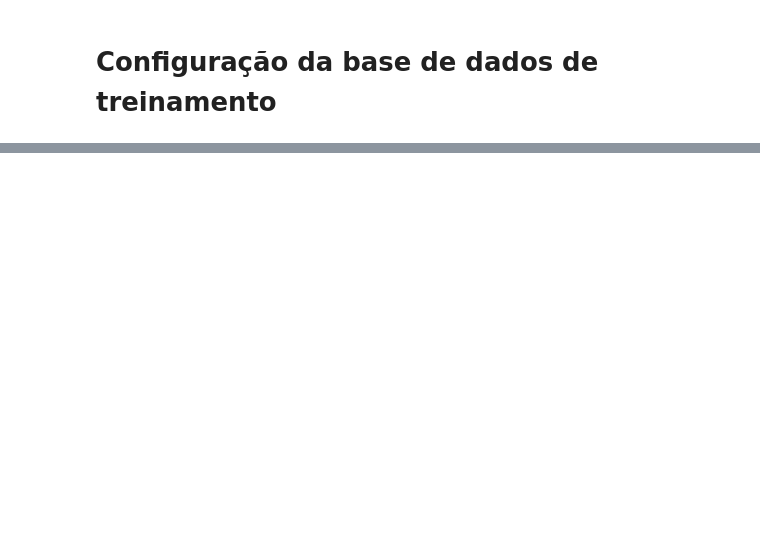
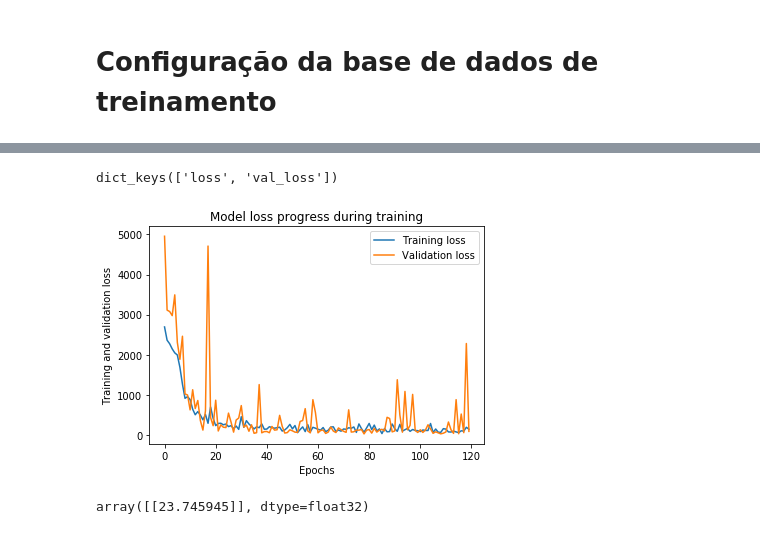
Before and after one commit to marcelounb/DeepLearning, a Jupyter notebook: Projeto1_IMC_Marcelounb.ipynb, the cells around one changed output, grey strips where cells are left out. Saved outputs shown, nothing was run; the diff lists cells and outputs as text; code cells hidden in the pictures; blank space fills up the shorter version.

```diff
--- a/Projeto1_IMC_Marcelounb.ipynb
+++ b/Projeto1_IMC_Marcelounb.ipynb
@@ -59,2 +102,2 @@ sns.scatterplot(imcs['weight'], imcs['imc'])
 # %%
-X_train = imcs[]
+X_train.shape
@@ -60,0 +112,7 @@ X_train = imcs[]
+# %%
+model = tf.keras.models.Sequential()
+model.add(tf.keras.layers.Dense(units = 120, activation='relu', input_shape=(2,)))
+model.add(tf.keras.layers.Dense(units=120, activation='relu'))
+model.add(tf.keras.layers.Dense(units=120, activation='relu'))
+model.add(tf.keras.layers.Dense(units=120, activation='relu'))
+model.add(tf.keras.layers.Dense(units=1, activation='linear'))
@@ -60,0 +140,4 @@ X_train = imcs[]
+# %%
+model.compile(optimizer='Adam', loss='mean_squared_error')
+# %%
+epochs_hist = model.fit(X_train, y_train, epochs = 120, batch_size = 1, validation_split=0.2)
@@ -60,0 +162,20 @@ X_train = imcs[]
+# %%
+epochs_hist.history.keys()
+# %% [output]
+dict_keys(['loss', 'val_loss'])
+# %%
+plt.plot(epochs_hist.history['loss'])
+plt.plot(epochs_hist.history['val_loss'])
+plt.title('Model loss progress during training')
+plt.xlabel('Epochs')
+plt.ylabel('Training and validation loss')
+plt.legend(['Training loss', 'Validation loss']);
+# %% [output]
+[figure, added]
+# %%
+# Para fazer uma previsao:
+X_test_previsao = np.array([[68, 1.71]])
+y_predict_previsao = model.predict(X_test_previsao)
+y_predict_previsao
+# %% [output]
+array([[23.745945]], dtype=float32)
```
Also changed, not shown: parts of 24 cells of this notebook.
